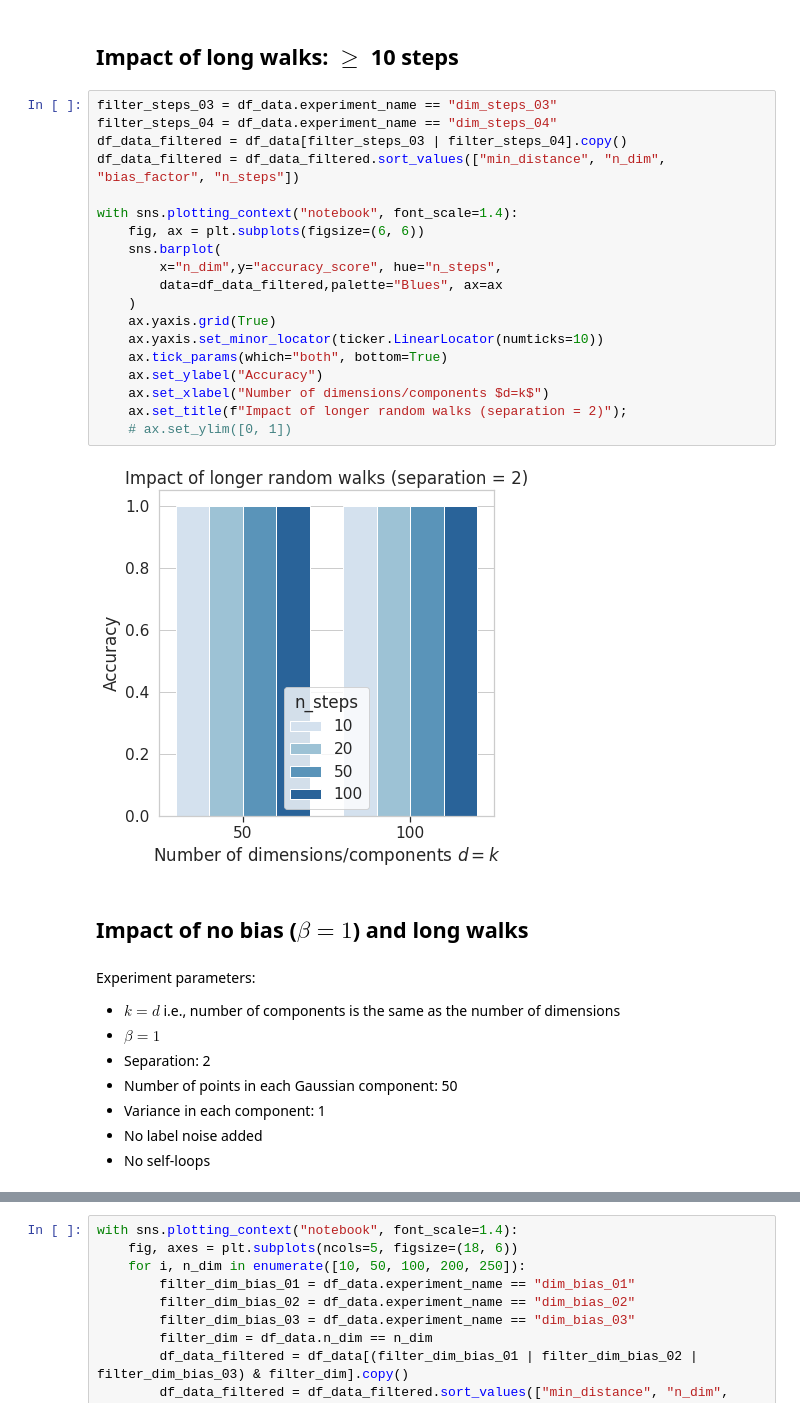
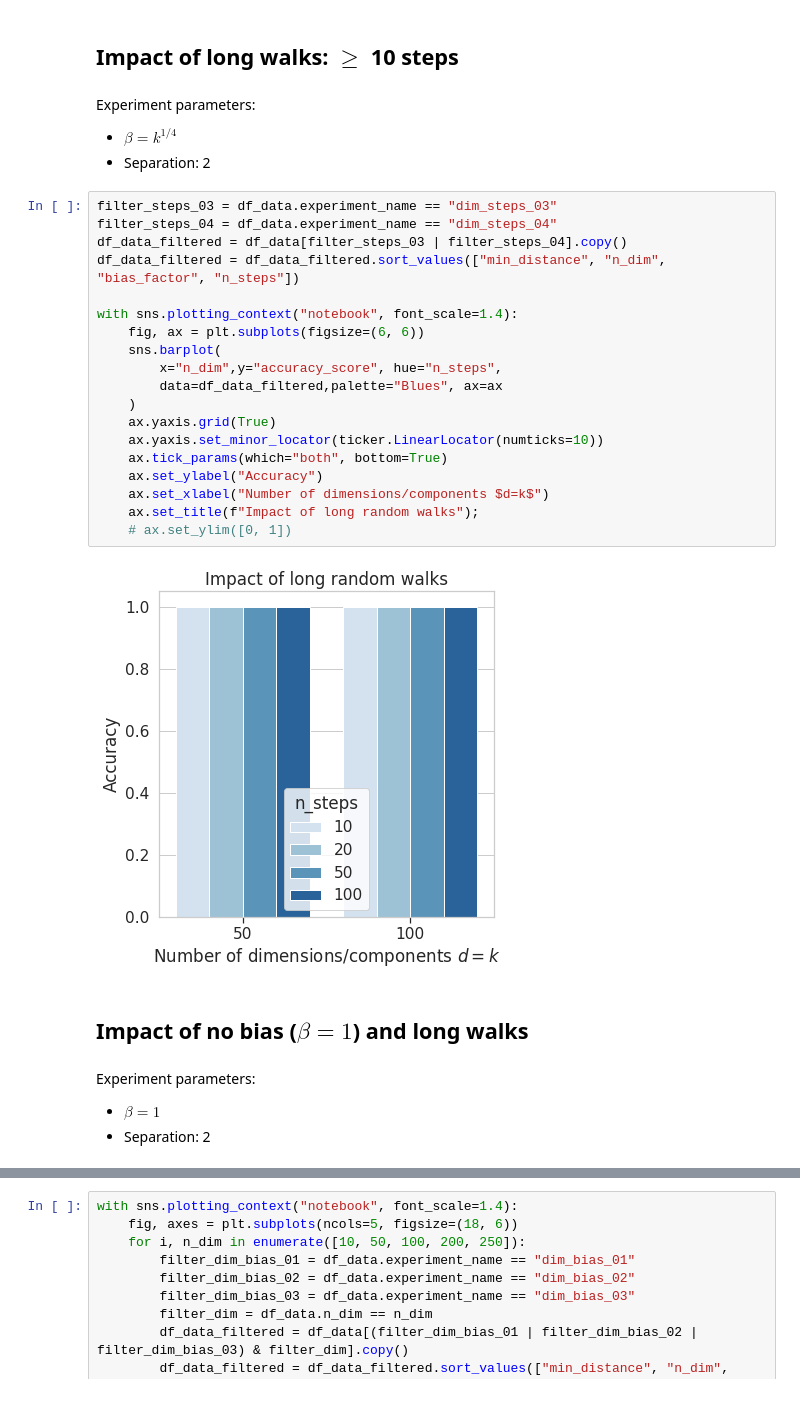
Before and after one commit to sheikhomar/mixture-learning, a Jupyter notebook: notebooks/03-initial-results.ipynb, the cells around one changed output, grey strips where cells are left out. Drawn from its saved outputs; the diff is of its cells as text.

```diff
--- a/notebooks/03-initial-results.ipynb
+++ b/notebooks/03-initial-results.ipynb
@@ -118,38 +125,37 @@ with sns.plotting_context("notebook", font_scale=1.4):
 [figure]
 # %% [markdown]
 ## Impact of long walks: $\ge$ 10 steps
+# %% [markdown]
+Experiment parameters:
+- $\beta = k^{1/4}$
+- Separation: 2
 # %%
 filter_steps_03 = df_data.experiment_name == "dim_steps_03"
 filter_steps_04 = df_data.experiment_name == "dim_steps_04"
 df_data_filtered = df_data[filter_steps_03 | filter_steps_04].copy()
 df_data_filtered = df_data_filtered.sort_values(["min_distance", "n_dim", "bias_factor", "n_steps"])
 
 with sns.plotting_context("notebook", font_scale=1.4):
     fig, ax = plt.subplots(figsize=(6, 6))
     sns.barplot(
         x="n_dim",y="accuracy_score", hue="n_steps",
         data=df_data_filtered,palette="Blues", ax=ax
     )
     ax.yaxis.grid(True)
     ax.yaxis.set_minor_locator(ticker.LinearLocator(numticks=10))
     ax.tick_params(which="both", bottom=True)
     ax.set_ylabel("Accuracy")
     ax.set_xlabel("Number of dimensions/components $d=k$")
-    ax.set_title(f"Impact of longer random walks (separation = 2)");
+    ax.set_title(f"Impact of long random walks");
     # ax.set_ylim([0, 1])
 # %% [output]
-[figure, old version]
+[figure, new version]
 # %% [markdown]
 ## Impact of no bias ($\beta = 1$) and long walks
 # %% [markdown]
 Experiment parameters:
-- $k = d$ i.e., number of components is the same as the number of dimensions
 - $\beta = 1$
 - Separation: 2
-- Number of points in each Gaussian component: 50
-- Variance in each component: 1
-- No label noise added
-- No self-loops
 # %%
 filter_dim_steps_no_bias_01 = df_data.experiment_name == "dim_steps_no_bias_01"
 df_data_filtered = df_data[filter_dim_steps_no_bias_01].copy()
```
Also changed, not shown: parts of 12 cells of this notebook.
